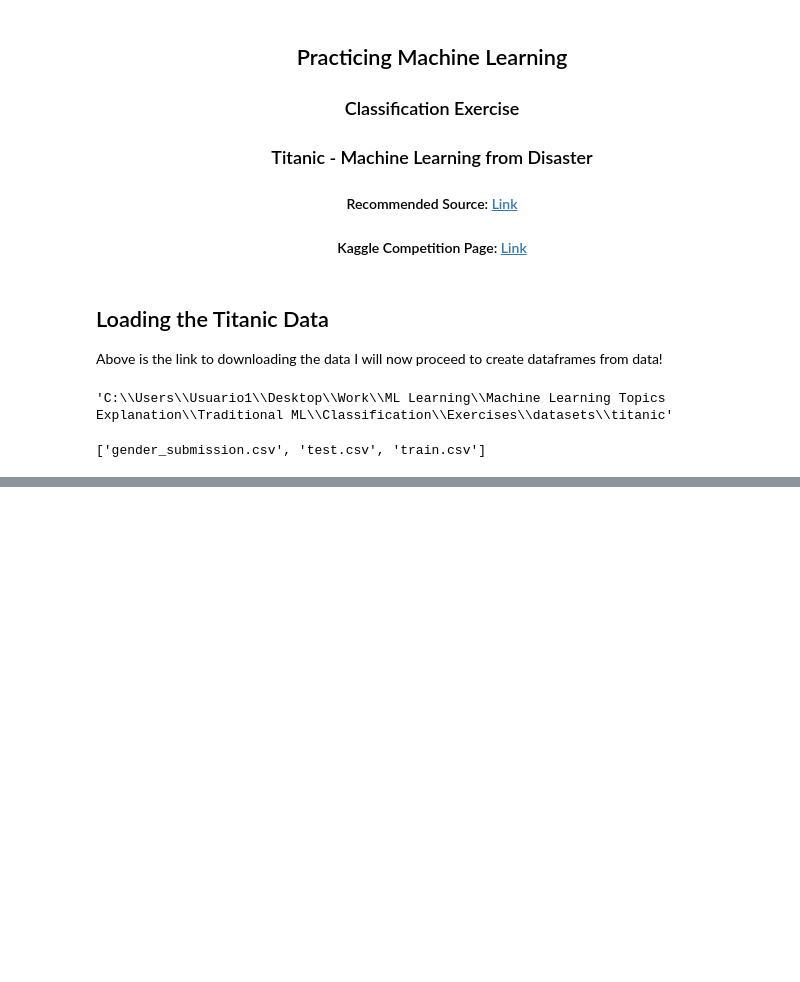
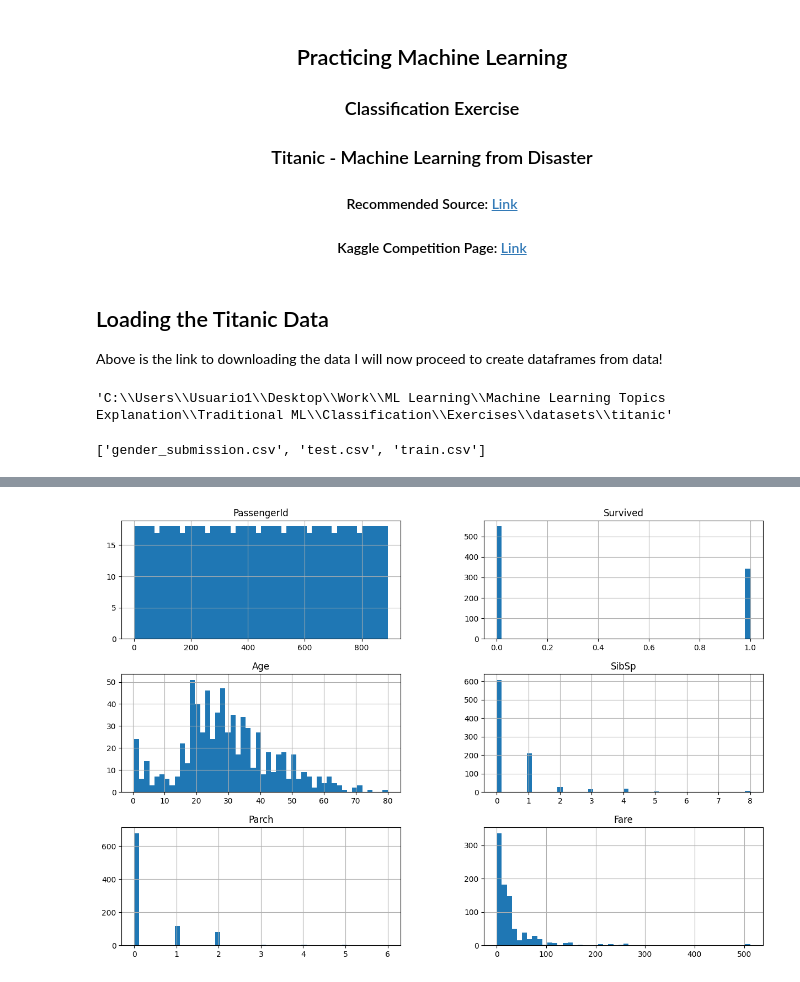
Before and after one commit to rod08018/Hands-on-ML, a Jupyter notebook: Traditional ML/Classification/Exercises/titanic_classifier.ipynb, the cells around one changed output, grey strips where cells are left out. Cells and saved outputs as stored; diff of their text form; code cells hidden in the pictures; blank space fills up the shorter version.

```diff
--- a/Traditional ML/Classification/Exercises/titanic_classifier.ipynb
+++ b/Traditional ML/Classification/Exercises/titanic_classifier.ipynb
@@ -58,0 +99,7 @@ train_set.describe()
+# %%
+%matplotlib inline
+import matplotlib.pyplot as plt
+train_set.hist(bins=50, figsize=(15,10))
+plt.show()
+# %% [output]
+[figure, added]
```
Also changed, not shown: parts of 17 cells of this notebook.
